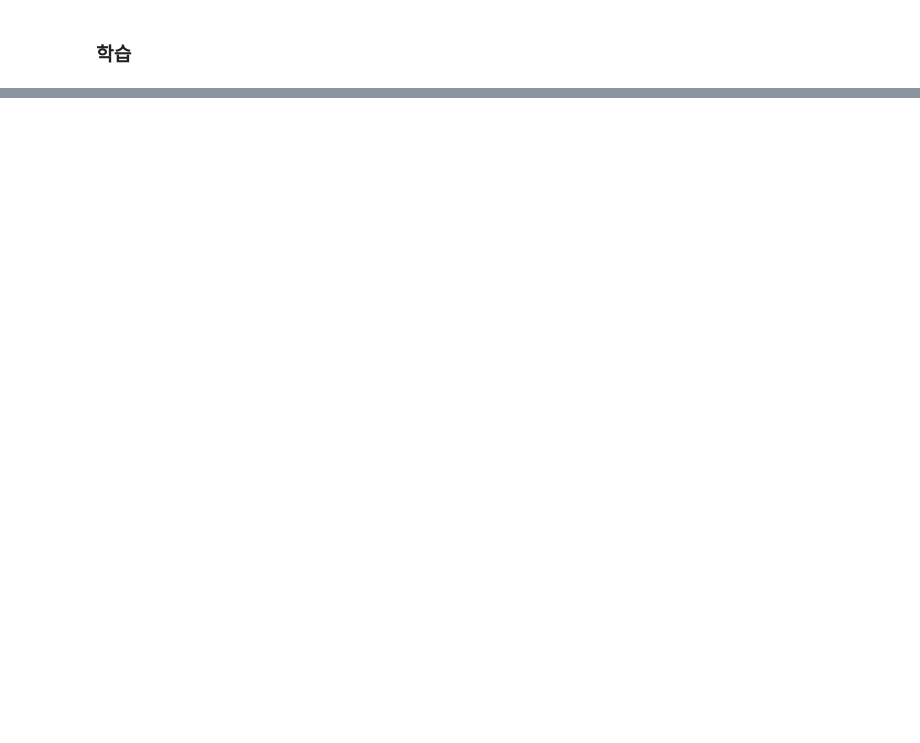
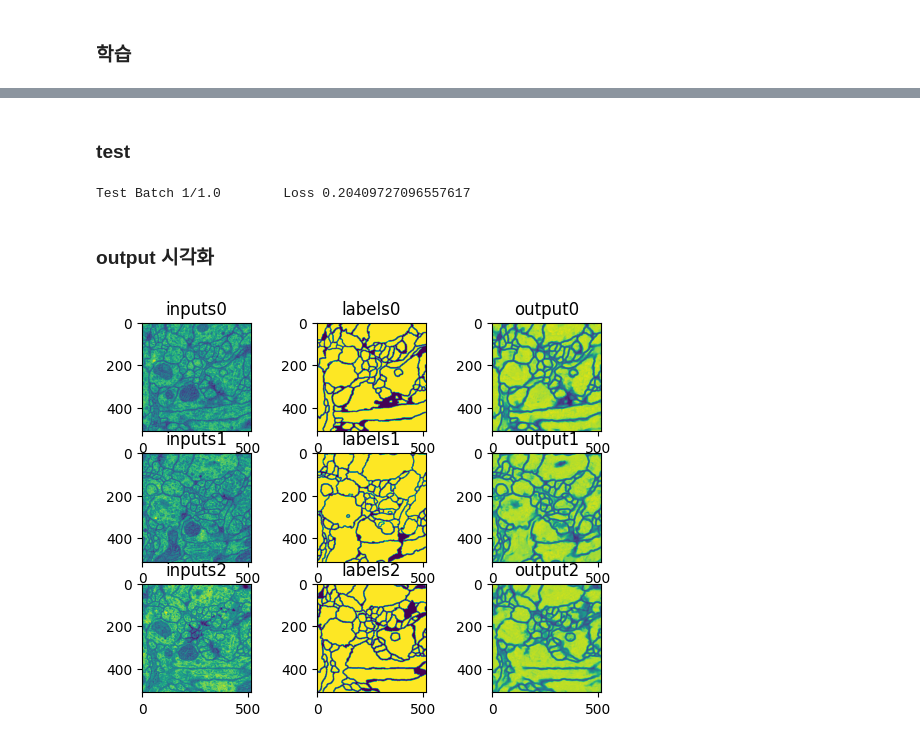
Before and after one commit to Sona0817/study, a Jupyter notebook: 05_논문리뷰/UNet/UNet_code.ipynb, the cells around one changed output, grey strips where cells are left out. Cells and saved outputs as stored; diff of their text form; code cells hidden in the pictures; blank space fills up the shorter version.

```diff
--- a/05_논문리뷰/UNet/UNet_code.ipynb
+++ b/05_논문리뷰/UNet/UNet_code.ipynb
@@ -161,0 +407,6 @@ device = torch.device('cuda' if torch.cuda.is_available() else 'cpu')
+# %%
+# 모델
+model = UNet().to(device)
+
+fn_loss = nn.BCEWithLogitsLoss().to(device)
+optimizer = torch.optim.Adam(model.parameters(), lr=lr)
@@ -161,0 +493,2 @@ device = torch.device('cuda' if torch.cuda.is_available() else 'cpu')
+# %% [markdown]
+### test
@@ -161,0 +512,44 @@ device = torch.device('cuda' if torch.cuda.is_available() else 'cpu')
+# %%
+# 모델 테스트
+st_epoch = 0
+model, optimizer, st_epoch = load(ckpt_dir=ckpt_dir, model=model, optim=optimizer)
+# %%
+with torch.no_grad():
+    model.eval()
+    test_loss = []
+
+    for batch, data in enumerate(test_dl, 1):
+        labels = data['labels'].to(device)
+        inputs = data['inputs'].to(device)
+
+        output = model(inputs)
+
+        loss = fn_loss(output, labels)
+        test_loss += [loss.item()]
+
+print(f'Test Batch {batch}/{num_batch_test}\tLoss {np.mean(test_loss)}')
+# %% [output]
+Test Batch 1/1.0        Loss 0.20409727096557617
+# %% [markdown]
+### output 시각화
+# %%
+fig, axes = plt.subplots(output.shape[0], 3)
+inputs = inputs.squeeze(1).cpu().detach().numpy()
+labels = labels.squeeze(1).cpu().detach().numpy()
+output = output.squeeze(1).cpu().detach().numpy()
+
+for i in range(3):
+    inputs2 = inputs[i]
+    labels2 = labels[i]
+    output2 = output[i]
+
+    axes[i, 0].imshow(inputs2)
+    axes[i, 0].set_title(f'inputs{i}')
+    axes[i, 1].imshow(labels2)
+    axes[i, 1].set_title(f'labels{i}')
+    axes[i, 2].imshow(output2)
+    axes[i, 2].set_title(f'output{i}')
+
+plt.show()
+# %% [output]
+[figure, added]
```
Also changed, not shown: parts of 29 cells of this notebook.
